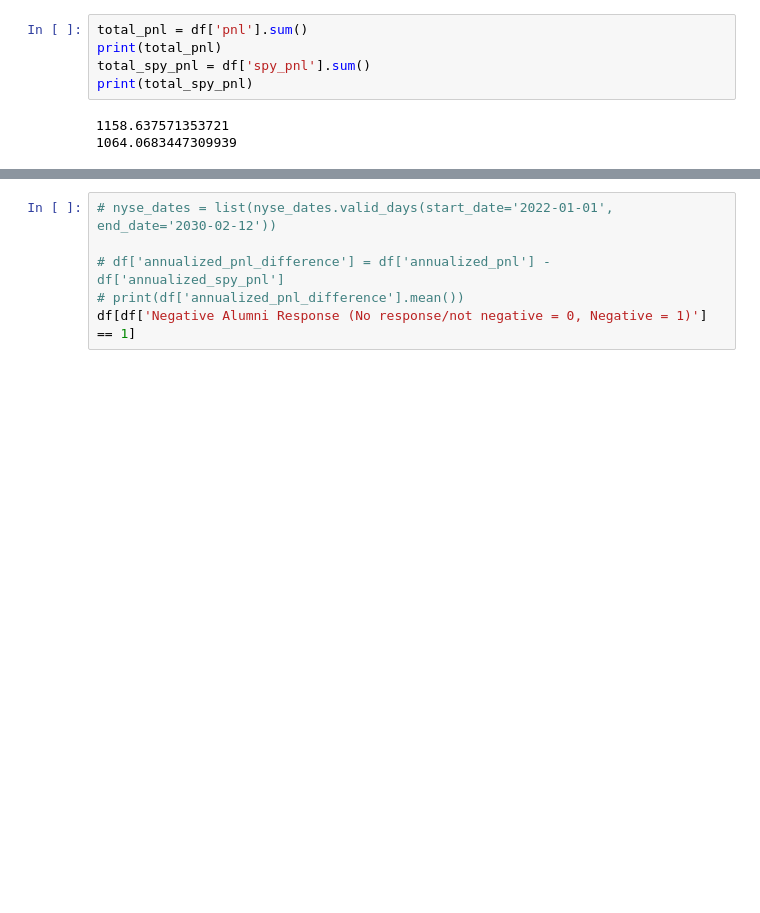
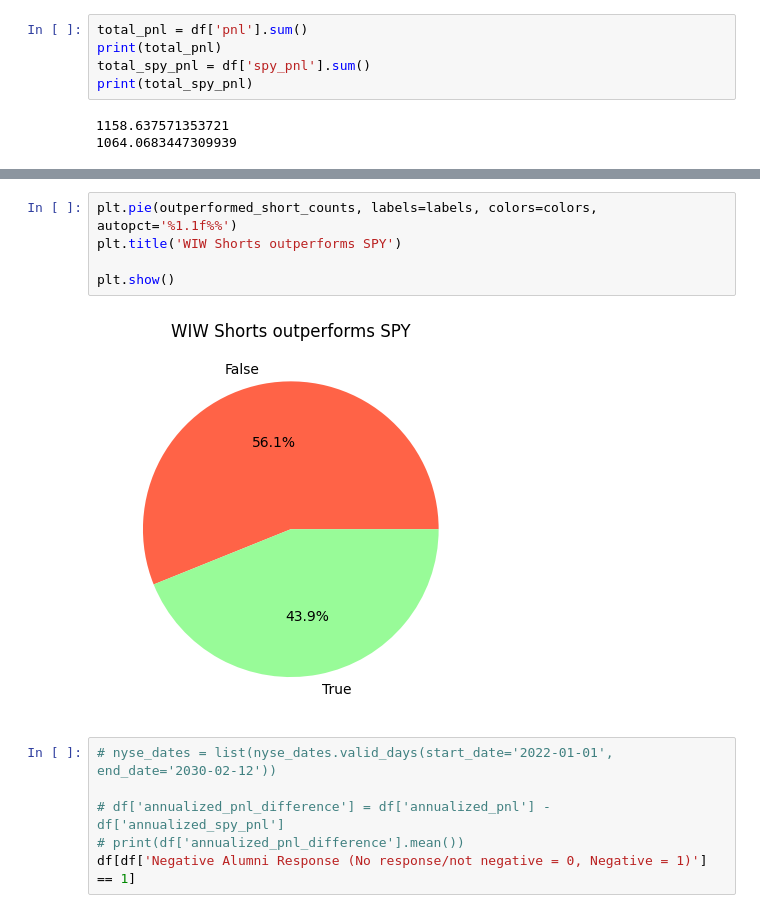
Before and after one commit to tracehankins/MarketWatchAnalysis, a Jupyter notebook: mwbacktester.ipynb, the cells around one changed output, grey strips where cells are left out. Saved outputs shown, nothing was run; the diff lists cells and outputs as text; blank space fills up the shorter version.

```diff
--- a/mwbacktester.ipynb
+++ b/mwbacktester.ipynb
@@ -330,3 +319,10 @@ Name: count, dtype: int64
+# %%
+plt.pie(outperformed_short_counts, labels=labels, colors=colors, autopct='%1.1f%%')
+plt.title('WIW Shorts outperforms SPY')
+
+plt.show()
+# %% [output]
+[figure, added]
 # %%
 # nyse_dates = list(nyse_dates.valid_days(start_date='2022-01-01', end_date='2030-02-12'))
 
```
Also changed, not shown: parts of 3 cells of this notebook.
